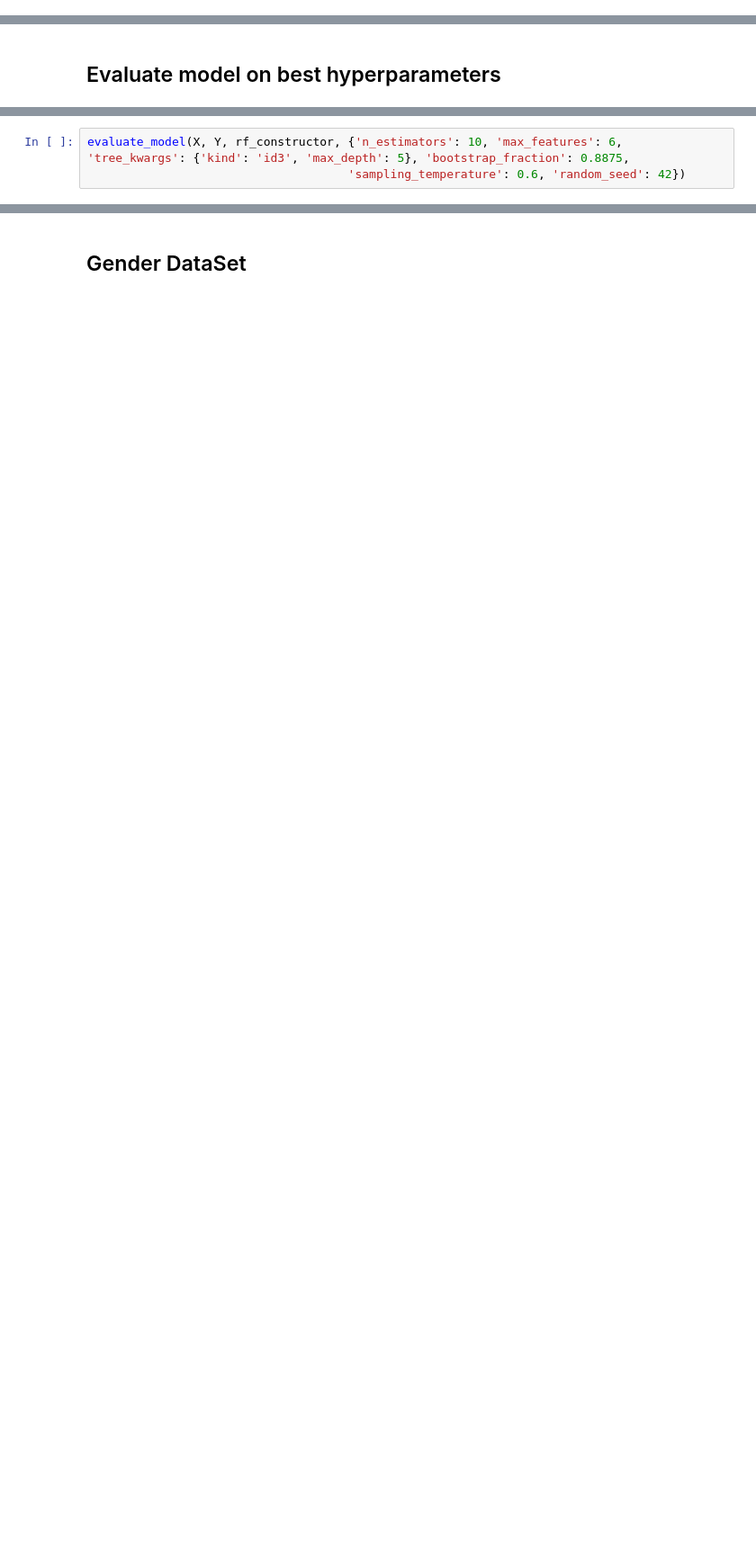
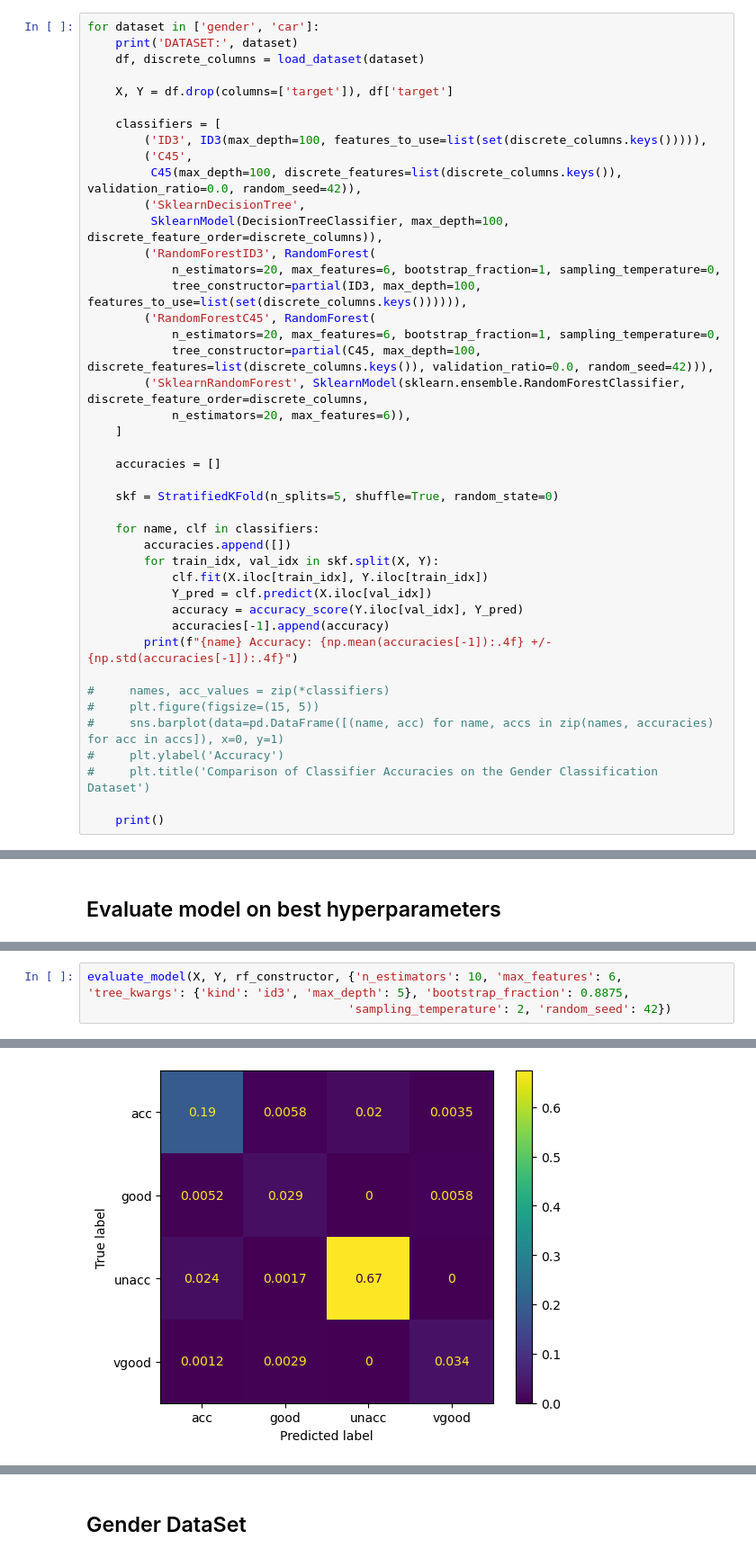
Before and after one commit to natijas/Classification-random-forest, a Jupyter notebook: src/UMA-analiza.ipynb, the cells around one changed output, grey strips where cells are left out. Shown at 90% size. Saved outputs shown, nothing was run; the diff lists cells and outputs as text; blank space fills up the shorter version.

```diff
--- a/src/UMA-analiza.ipynb
+++ b/src/UMA-analiza.ipynb
@@ -137,0 +274,43 @@ def cross_validation_split(df, split_count, stratification_target="target", seed
+# %%
+for dataset in ['gender', 'car']:
+    print('DATASET:', dataset)
+    df, discrete_columns = load_dataset(dataset)
+
+    X, Y = df.drop(columns=['target']), df['target']
+
+    classifiers = [
+        ('ID3', ID3(max_depth=100, features_to_use=list(set(discrete_columns.keys())))),
+        ('C45',
+         C45(max_depth=100, discrete_features=list(discrete_columns.keys()), validation_ratio=0.0, random_seed=42)),
+        ('SklearnDecisionTree',
+         SklearnModel(DecisionTreeClassifier, max_depth=100, discrete_feature_order=discrete_columns)),
+        ('RandomForestID3', RandomForest(
+            n_estimators=20, max_features=6, bootstrap_fraction=1, sampling_temperature=0,
+            tree_constructor=partial(ID3, max_depth=100, features_to_use=list(set(discrete_columns.keys()))))),
+        ('RandomForestC45', RandomForest(
+            n_estimators=20, max_features=6, bootstrap_fraction=1, sampling_temperature=0,
+            tree_constructor=partial(C45, max_depth=100, discrete_features=list(discrete_columns.keys()), validation_ratio=0.0, random_seed=42))),
+        ('SklearnRandomForest', SklearnModel(sklearn.ensemble.RandomForestClassifier, discrete_feature_order=discrete_columns,
+            n_estimators=20, max_features=6)),
+    ]
+
+    accuracies = []
+
+    skf = StratifiedKFold(n_splits=5, shuffle=True, random_state=0)
+
+    for name, clf in classifiers:
+        accuracies.append([])
+        for train_idx, val_idx in skf.split(X, Y):
+            clf.fit(X.iloc[train_idx], Y.iloc[train_idx])
+            Y_pred = clf.predict(X.iloc[val_idx])
+            accuracy = accuracy_score(Y.iloc[val_idx], Y_pred)
+            accuracies[-1].append(accuracy)
+        print(f"{name} Accuracy: {np.mean(accuracies[-1]):.4f} +/- {np.std(accuracies[-1]):.4f}")
+
+#     names, acc_values = zip(*classifiers)
+#     plt.figure(figsize=(15, 5))
+#     sns.barplot(data=pd.DataFrame([(name, acc) for name, accs in zip(names, accuracies) for acc in accs]), x=0, y=1)
+#     plt.ylabel('Accuracy')
+#     plt.title('Comparison of Classifier Accuracies on the Gender Classification Dataset')
+
+    print()
@@ -494,4 +733,5 @@ evaluate_model(X, Y, rf_constructor, {'n_estimators': 80, 'max_features': 6, 'tr
 [figure]
 # %%
 evaluate_model(X, Y, rf_constructor, {'n_estimators': 10, 'max_features': 6, 'tree_kwargs': {'kind': 'id3', 'max_depth': 5}, 'bootstrap_fraction': 0.8875,
-                                     'sampling_temperature': 0.6, 'random_seed': 42})
+                                     'sampling_temperature': 2, 'random_seed': 42})
+# %% [output]
@@ -497,0 +739 @@ evaluate_model(X, Y, rf_constructor, {'n_estimators': 10, 'max_features': 6, 'tr
+[figure, added]
```
Also changed, not shown: parts of 75 cells of this notebook, 1 other file.
